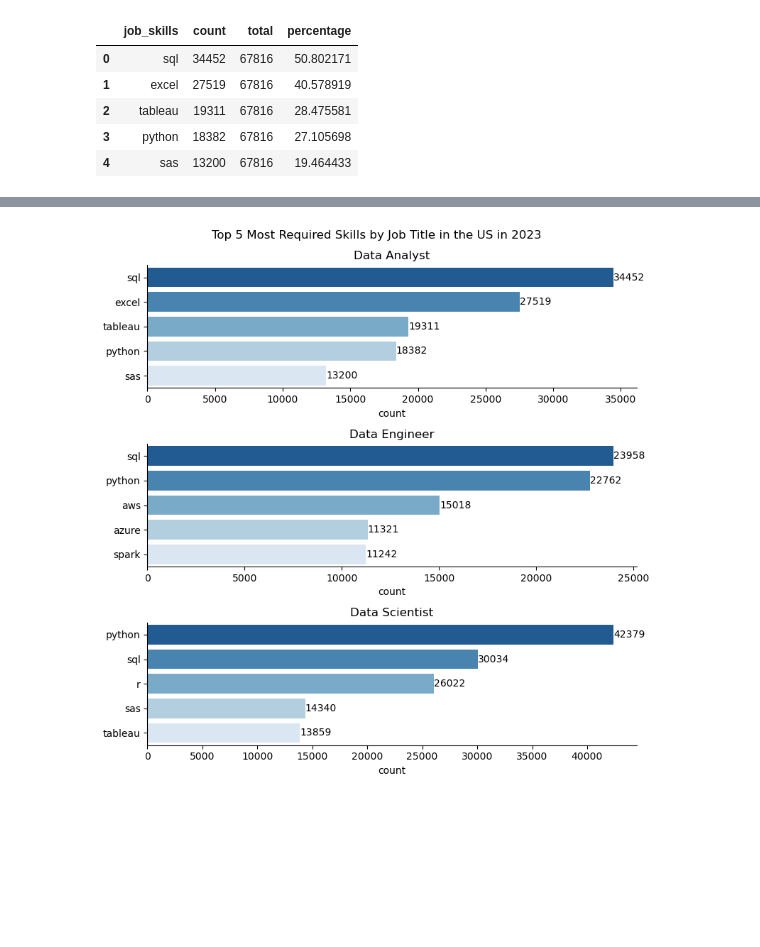
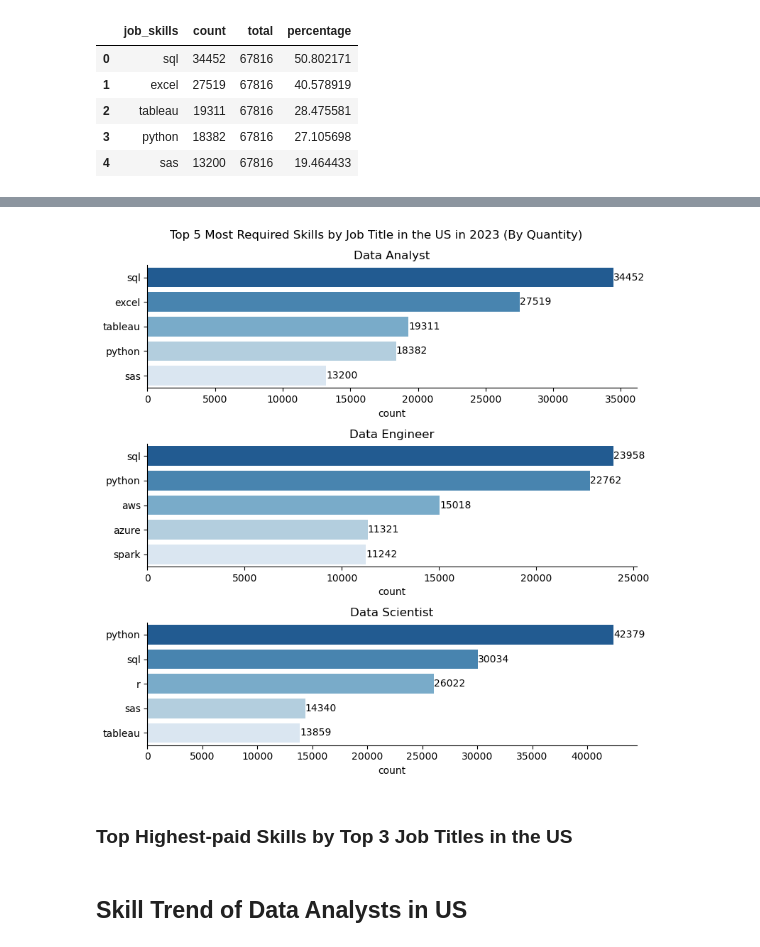
Before and after one commit to DiiNguyen/Job-Postings-Analysis, a Jupyter notebook: project_youtube/project.ipynb, the cells around one changed output, grey strips where cells are left out. Drawn from its saved outputs; the diff is of its cells as text; code cells hidden in the pictures; blank space fills up the shorter version.

```diff
--- a/project_youtube/project.ipynb
+++ b/project_youtube/project.ipynb
@@ -364,32 +348,36 @@ plt.figure(figsize=(8, 8))
 # Data Analyst
 plt.subplot(3, 1, 1)
 sns.barplot(data = DA_skill, x = 'count', y= 'job_skills', hue='job_skills', palette='Blues_r', legend = False)
 sns.despine()
 plt.title('Data Analyst')
 plt.ylabel('')
 for index, value in enumerate(DA_skill['count']):
     plt.text(value +5, index, f'{value}', va='center')
 
 # Data Engineer
 plt.subplot(3, 1, 2)
 sns.barplot(data = DE_skill, x = 'count', y= 'job_skills', hue='job_skills', palette='Blues_r', legend = False)
 sns.despine()
 plt.title('Data Engineer')
 plt.ylabel('')
 for index, value in enumerate(DE_skill['count']):
     plt.text(value+2, index, f'{value}', va='center')
 
 # Data Scientist
 plt.subplot(3, 1, 3)
 sns.barplot(data = DS_skill, x = 'count', y= 'job_skills', hue='job_skills', palette='Blues_r', legend = False)
 sns.despine()
 plt.title('Data Scientist')
 plt.ylabel('')
 for index, value in enumerate(DS_skill['count']):
     plt.text(value+2, index, f'{value}', va='center')
-plt.suptitle('Top 5 Most Required Skills by Job Title in the US in 2023')
+plt.suptitle('Top 5 Most Required Skills by Job Title in the US in 2023 (By Quantity)')
 
 plt.tight_layout()
 plt.show()
 # %% [output]
-[figure, old version]
+[figure, new version]
+# %% [markdown]
+### Top Highest-paid Skills by Top 3 Job Titles in the US
+# %% [markdown]
+## Skill Trend of Data Analysts in US
```
Also changed, not shown: parts of 28 cells of this notebook, 7 other files.
